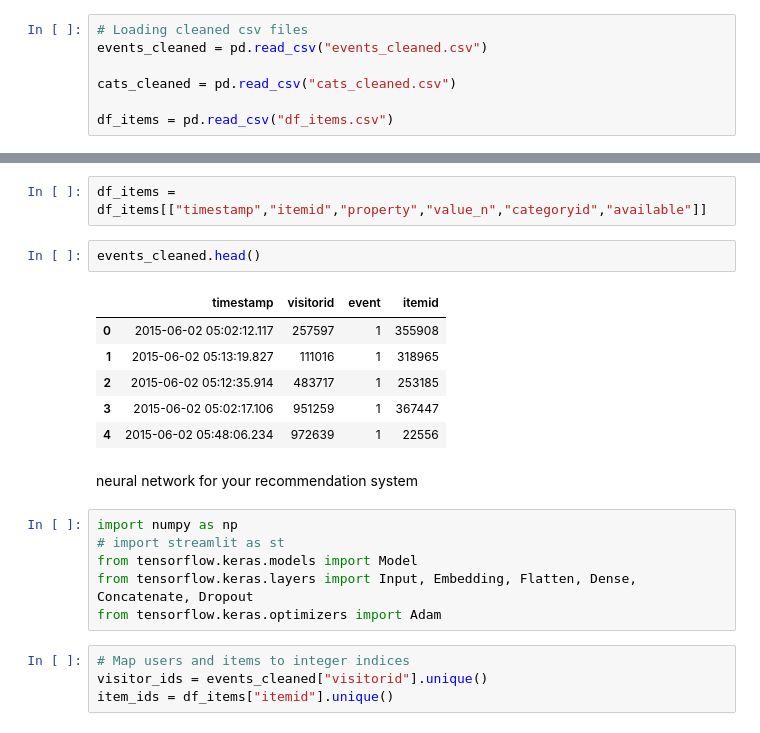
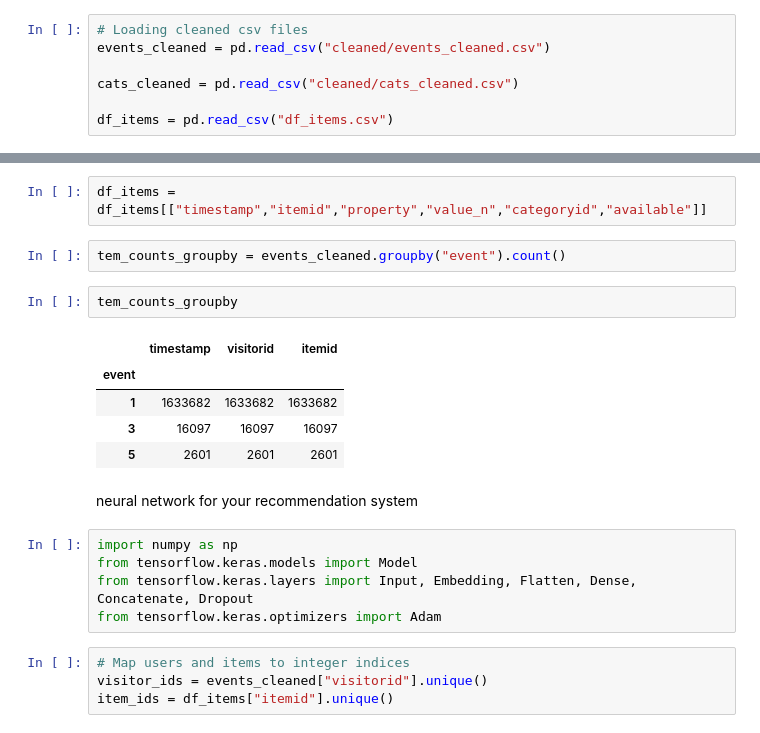
Before and after one commit to llawlaw23/Recommendation-System, a Jupyter notebook: analysis.ipynb, the cells around one changed output, grey strips where cells are left out. Cells and saved outputs as stored; diff of their text form.

```diff
--- a/analysis.ipynb
+++ b/analysis.ipynb
@@ -299,9 +299,9 @@ del cats; gc.collect()
 import pandas as pd
 # %%
 # Loading cleaned csv files
-events_cleaned = pd.read_csv("events_cleaned.csv")
+events_cleaned = pd.read_csv("cleaned/events_cleaned.csv")
 
-cats_cleaned = pd.read_csv("cats_cleaned.csv")
+cats_cleaned = pd.read_csv("cleaned/cats_cleaned.csv")
 
 df_items = pd.read_csv("df_items.csv")
 # %%
@@ -324,19 +324,19 @@ df_items.head()
 # %%
 df_items = df_items[["timestamp","itemid","property","value_n","categoryid","available"]]
 # %%
-events_cleaned.head()
+tem_counts_groupby = events_cleaned.groupby("event").count()
-# %% [output]
-|  | timestamp | visitorid | event | itemid |
-| 0 | 2015-06-02 05:02:12.117 | 257597 | 1 | 355908 |
-| 1 | 2015-06-02 05:13:19.827 | 111016 | 1 | 318965 |
-| 2 | 2015-06-02 05:12:35.914 | 483717 | 1 | 253185 |
-| 3 | 2015-06-02 05:02:17.106 | 951259 | 1 | 367447 |
-| 4 | 2015-06-02 05:48:06.234 | 972639 | 1 | 22556 |
+# %%
+tem_counts_groupby
+# %% [output]
+|  | timestamp | visitorid | itemid |
+| event |  |  |  |
+| 1 | 1633682 | 1633682 | 1633682 |
+| 3 | 16097 | 16097 | 16097 |
+| 5 | 2601 | 2601 | 2601 |
 # %% [markdown]
 neural network for your recommendation system
 # %%
 import numpy as np
-# import streamlit as st
 from tensorflow.keras.models import Model
 from tensorflow.keras.layers import Input, Embedding, Flatten, Dense, Concatenate, Dropout
 from tensorflow.keras.optimizers import Adam
```
Also changed, not shown: parts of 78 cells of this notebook, 10 other files.
